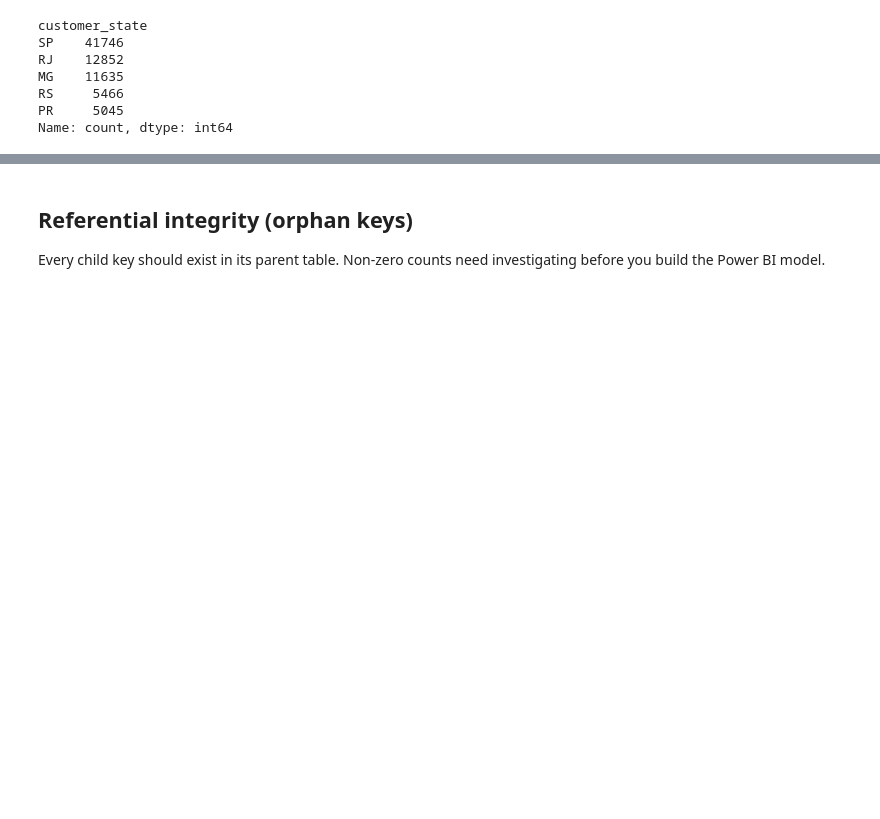
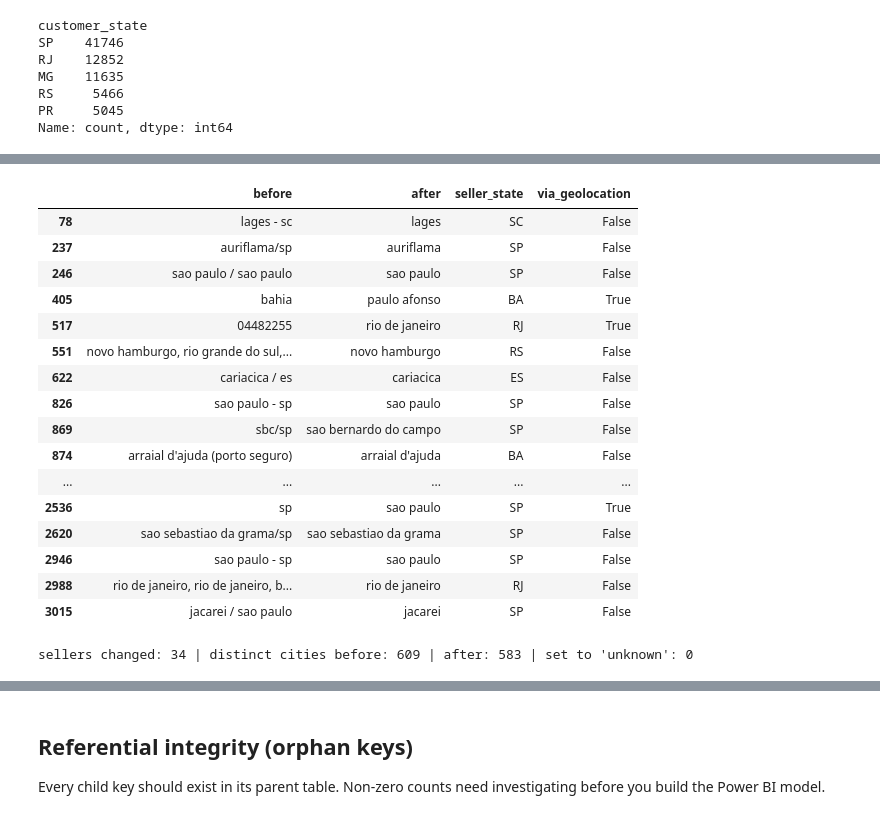
Before and after one commit to arshad-macy/Brazillian_ecommerce_analysis, a Jupyter notebook: pynotebooks/datacleaning.ipynb, the cells around one changed output, grey strips where cells are left out. Cells and saved outputs as stored; diff of their text form; code cells hidden in the pictures; blank space fills up the shorter version.

Commit message:
1.1 of data handling and reporting

```diff
--- a/pynotebooks/datacleaning.ipynb
+++ b/pynotebooks/datacleaning.ipynb
@@ -680,3 +927,56 @@ Name: count, dtype: int64
+# %%
+STATE_NAMES = ["minas gerais", "santa catarina", "parana", "bahia", "pernambuco", "ceara",
+               "espirito santo", "mato grosso", "mato grosso do sul", "rio grande do sul",
+               "rio grande do norte", "maranhao", "piaui", "paraiba", "alagoas", "sergipe",
+               "tocantins", "rondonia", "amazonas", "roraima", "amapa"]
+ABBREVIATIONS = {"sbc": "sao bernardo do campo"}
+
+original = d["sellers"]["seller_city"].astype("string")
+
+# 1-2. keep the text before the first separator, then expand known abbreviations
+cut = (original.str.split(r"\s*(?:/|\\|,|\s-\s|\(|[\r\n])", n=1, regex=True).str[0]
+               .str.strip()
+               .replace(ABBREVIATIONS))
+
+# 3. values that cannot be a city name -> use the city from geolocation by zip
+unusable = (cut.isna() | cut.str.contains(r"[0-9@]", regex=True, na=False)
+            | cut.isin(STATE_NAMES) | (cut.str.len() <= 2))
+
+geo_city = d["geolocation"].set_index("geolocation_zip_code_prefix")["geolocation_city"]
+fallback = d["sellers"]["seller_zip_code_prefix"].map(geo_city)
+
+clean = cut.where(~unusable, fallback).fillna("unknown")
+
+# 4. flag what changed and add the new columns
+changed = (clean != original).fillna(False)
+d["sellers"]["seller_city_clean"] = clean
+d["sellers"]["seller_city_fixed"] = changed.astype(int)
+
+review = pd.DataFrame({"before": original[changed], "after": clean[changed],
+                       "seller_state": d["sellers"].loc[changed, "seller_state"],
+                       "via_geolocation": unusable[changed]})
+display(review)
+print("sellers changed:", changed.sum(), "| distinct cities before:", original.nunique(),
+      "| after:", clean.nunique(), "| set to 'unknown':", (clean == "unknown").sum())
+# %% [output]
+|  | before | after | seller_state | via_geolocation |
+| 78 | lages - sc | lages | SC | False |
+| 237 | auriflama/sp | auriflama | SP | False |
+| 246 | sao paulo / sao paulo | sao paulo | SP | False |
+| 405 | bahia | paulo afonso | BA | True |
+| 517 | 04482255 | rio de janeiro | RJ | True |
+| 551 | novo hamburgo, rio grande do sul,... | novo hamburgo | RS | False |
+| 622 | cariacica / es | cariacica | ES | False |
+| 826 | sao paulo - sp | sao paulo | SP | False |
+| 869 | sbc/sp | sao bernardo do campo | SP | False |
+| 874 | arraial d'ajuda (porto seguro) | arraial d'ajuda | BA | False |
+| ... | ... | ... | ... | ... |
+| 2536 | sp | sao paulo | SP | True |
+| 2620 | sao sebastiao da grama/sp | sao sebastiao da grama | SP | False |
+| 2946 | sao paulo - sp | sao paulo | SP | False |
+| 2988 | rio de janeiro, rio de janeiro, b... | rio de janeiro | RJ | False |
+| 3015 | jacarei / sao paulo | jacarei | SP | False |
+sellers changed: 34 | distinct cities before: 609 | after: 583 | set to 'unknown': 0
 # %% [markdown]
 ## Payments and order items: sanity checks
 These print counts instead of stopping the notebook, so you can decide what to do with anything unusual.
```
Also changed, not shown: parts of 27 cells of this notebook, 11 other files.
